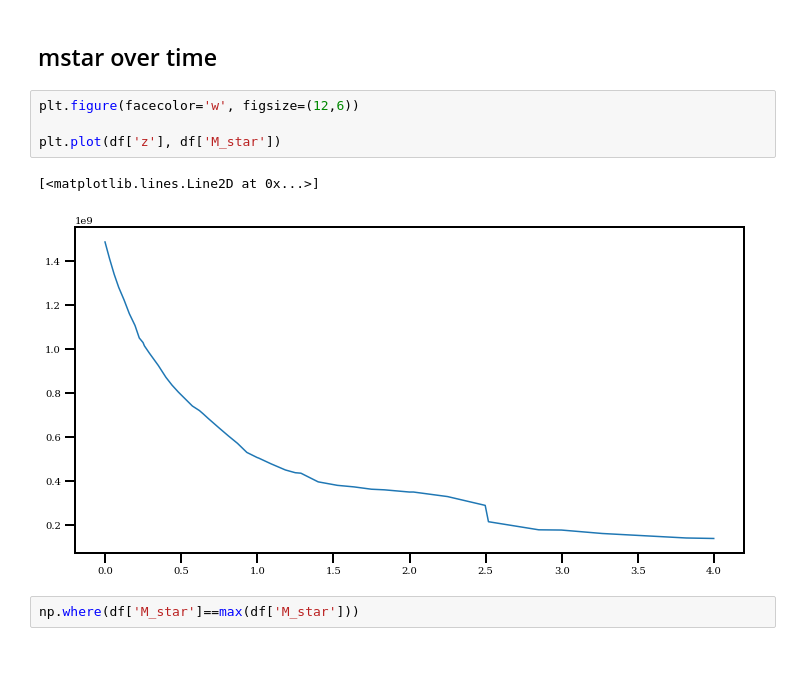
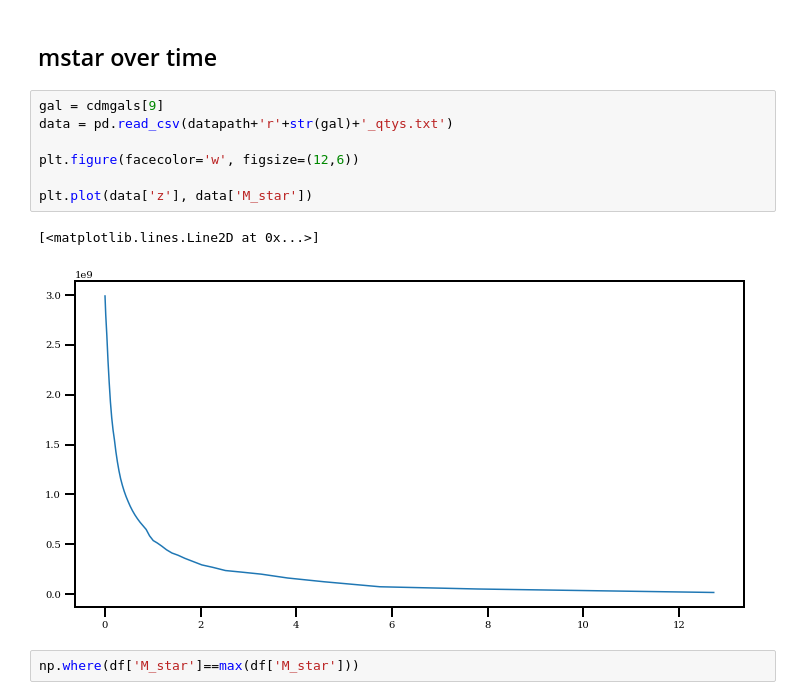
Before and after one commit to JosephWick/H1-merian, a Jupyter notebook: notebooks/BreathingPlots.ipynb, the cells around one changed output. Cells and saved outputs as stored; diff of their text form; blank space fills up the shorter version.

```diff
--- a/notebooks/BreathingPlots.ipynb
+++ b/notebooks/BreathingPlots.ipynb
@@ -85,12 +85,15 @@ plt.savefig('figures/breathing/prelim.png')
 # %% [markdown]
 ## mstar over time
 # %%
+gal = cdmgals[9]
+data = pd.read_csv(datapath+'r'+str(gal)+'_qtys.txt')
+
 plt.figure(facecolor='w', figsize=(12,6))
 
-plt.plot(df['z'], df['M_star'])
+plt.plot(data['z'], data['M_star'])
 # %% [output]
 [<matplotlib.lines.Line2D at 0x...>]
-[figure, old version]
+[figure, new version]
 # %%
 np.where(df['M_star']==max(df['M_star']))
 # %% [output]
```
Also changed, not shown: parts of 3 cells of this notebook, 13 other files.
